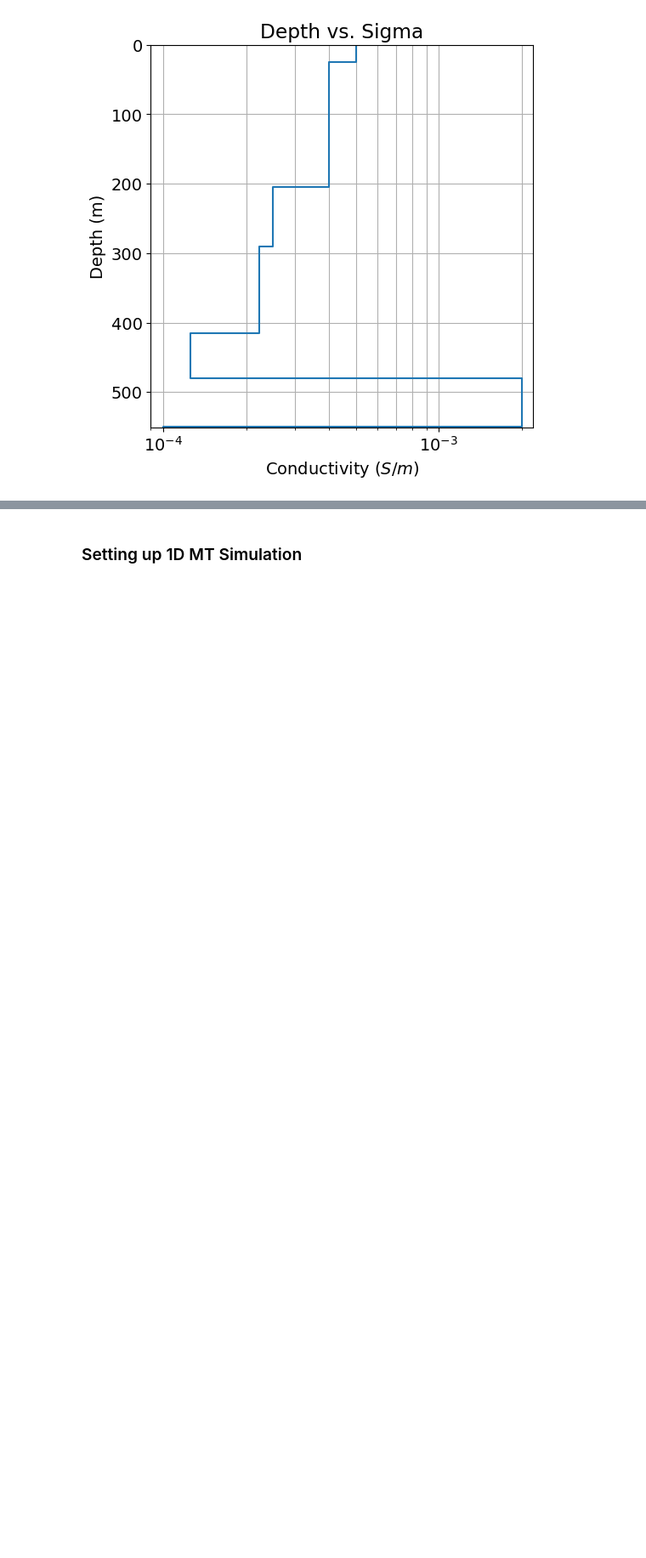
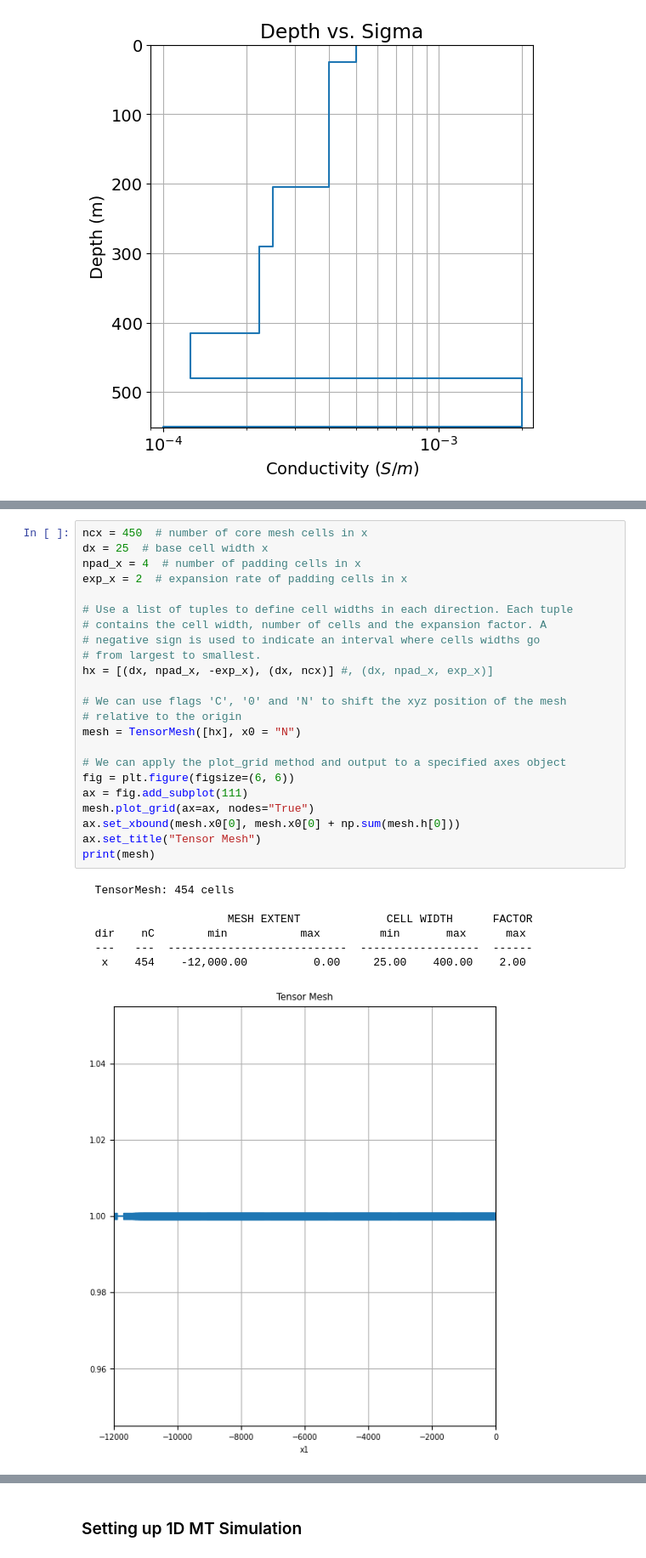
Before and after one commit to e-hdz130504/EOSC454-Inversion-Project-2026, a Jupyter notebook: FDEM_example.ipynb, the cells around one changed output, grey strips where cells are left out. Shown at 85% size. Saved outputs shown, nothing was run; the diff lists cells and outputs as text; blank space fills up the shorter version.

Commit message:
Changes to mesh

```diff
--- a/FDEM_example.ipynb
+++ b/FDEM_example.ipynb
@@ -128,0 +52,31 @@ False grid.30430N
+# %%
+ncx = 450  # number of core mesh cells in x
+dx = 25  # base cell width x
+npad_x = 4  # number of padding cells in x
+exp_x = 2  # expansion rate of padding cells in x
+
+# Use a list of tuples to define cell widths in each direction. Each tuple
+# contains the cell width, number of cells and the expansion factor. A
+# negative sign is used to indicate an interval where cells widths go
+# from largest to smallest.
+hx = [(dx, npad_x, -exp_x), (dx, ncx)] #, (dx, npad_x, exp_x)]
+
+# We can use flags 'C', '0' and 'N' to shift the xyz position of the mesh
+# relative to the origin
+mesh = TensorMesh([hx], x0 = "N")
+
+# We can apply the plot_grid method and output to a specified axes object
+fig = plt.figure(figsize=(6, 6))
+ax = fig.add_subplot(111)
+mesh.plot_grid(ax=ax, nodes="True")
+ax.set_xbound(mesh.x0[0], mesh.x0[0] + np.sum(mesh.h[0]))
+ax.set_title("Tensor Mesh")
+print(mesh)
+# %% [output]
+  TensorMesh: 454 cells
+
+                      MESH EXTENT             CELL WIDTH      FACTOR
+  dir    nC        min           max         min       max      max
+  ---   ---  ---------------------------  ------------------  ------
+   x    454    -12,000.00          0.00     25.00    400.00    2.00
+[figure, added]
```
Also changed, not shown: parts of 13 cells of this notebook.
